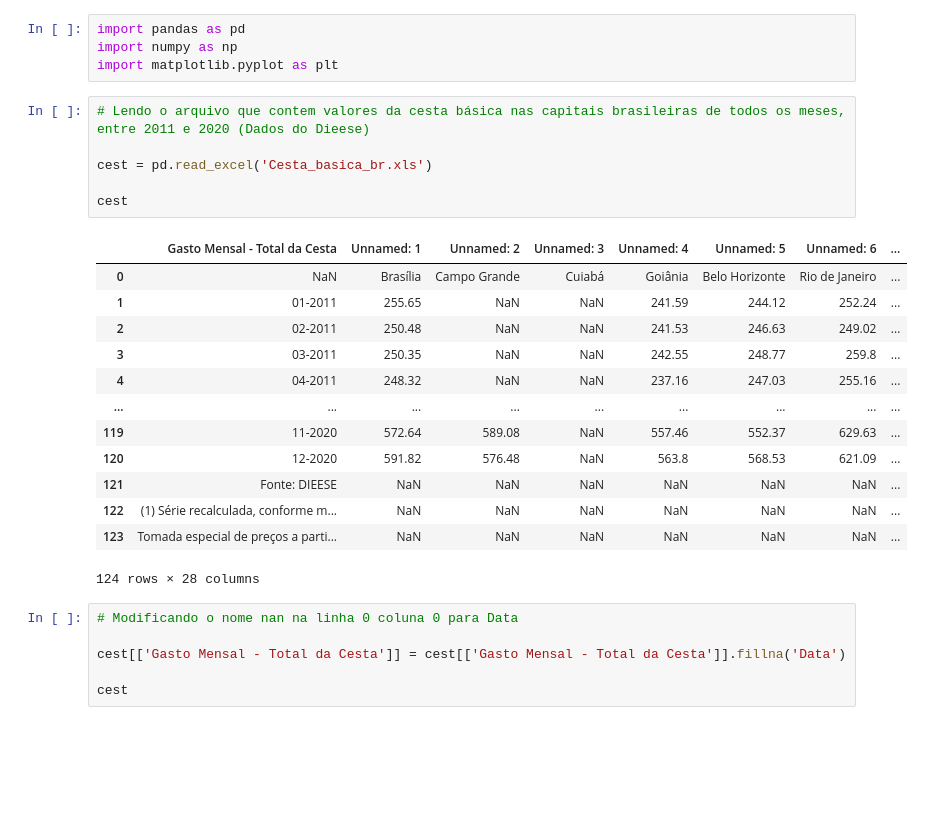
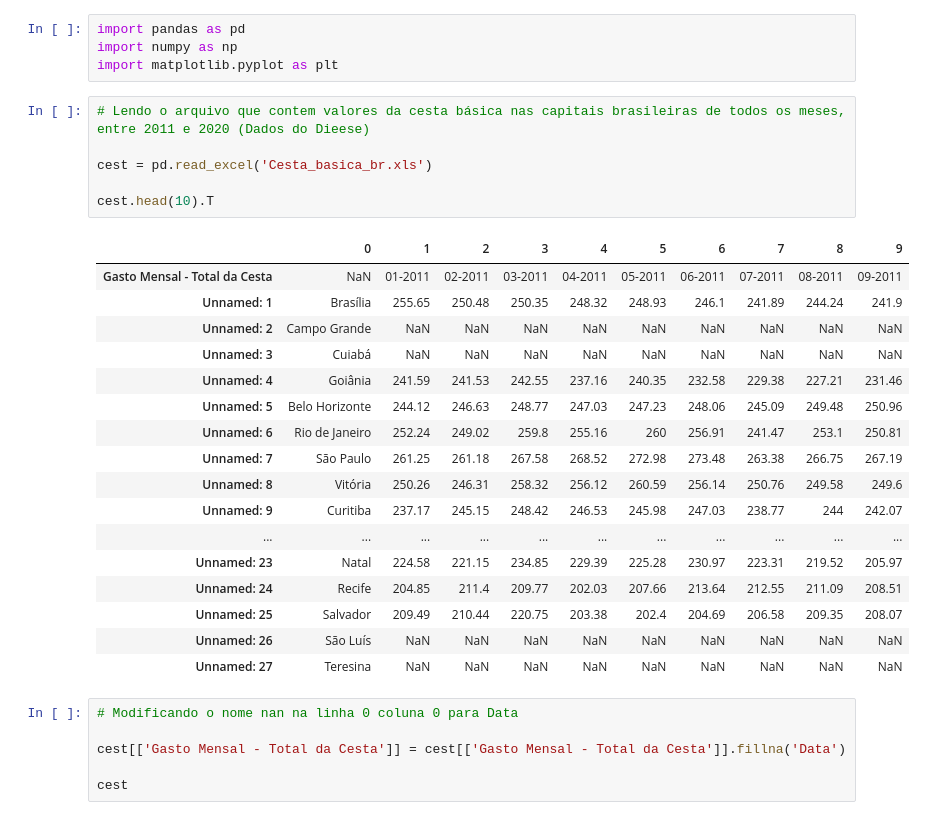
Before and after one commit to bessasjr/Cesta_basica_2001-2020, a Jupyter notebook: cesta_basic.ipynb, the cells around one changed output. Saved outputs shown, nothing was run; the diff lists cells and outputs as text; blank space fills up the shorter version.

```diff
--- a/cesta_basic.ipynb
+++ b/cesta_basic.ipynb
@@ -5,23 +5,27 @@ import matplotlib.pyplot as plt
 # %%
 # Lendo o arquivo que contem valores da cesta básica nas capitais brasileiras de todos os meses, entre 2011 e 2020 (Dados do Dieese)
 
 cest = pd.read_excel('Cesta_basica_br.xls')
 
-cest
+cest.head(10).T
 # %% [output]
-|  | Gasto Mensal - Total da Cesta | Unnamed: 1 | Unnamed: 2 | Unnamed: 3 | Unnamed: 4 | Unnamed: 5 | Unnamed: 6 | ... |
-| 0 | NaN | Brasília | Campo Grande | Cuiabá | Goiânia | Belo Horizonte | Rio de Janeiro | ... |
-| 1 | 01-2011 | 255.65 | NaN | NaN | 241.59 | 244.12 | 252.24 | ... |
-| 2 | 02-2011 | 250.48 | NaN | NaN | 241.53 | 246.63 | 249.02 | ... |
-| 3 | 03-2011 | 250.35 | NaN | NaN | 242.55 | 248.77 | 259.8 | ... |
-| 4 | 04-2011 | 248.32 | NaN | NaN | 237.16 | 247.03 | 255.16 | ... |
-| ... | ... | ... | ... | ... | ... | ... | ... | ... |
-| 119 | 11-2020 | 572.64 | 589.08 | NaN | 557.46 | 552.37 | 629.63 | ... |
-| 120 | 12-2020 | 591.82 | 576.48 | NaN | 563.8 | 568.53 | 621.09 | ... |
-| 121 | Fonte: DIEESE | NaN | NaN | NaN | NaN | NaN | NaN | ... |
-| 122 | (1) Série recalculada, conforme m... | NaN | NaN | NaN | NaN | NaN | NaN | ... |
-| 123 | Tomada especial de preços a parti... | NaN | NaN | NaN | NaN | NaN | NaN | ... |
+|  | 0 | 1 | 2 | 3 | 4 | 5 | 6 | 7 | 8 | 9 |
+| Gasto Mensal - Total da Cesta | NaN | 01-2011 | 02-2011 | 03-2011 | 04-2011 | 05-2011 | 06-2011 | 07-2011 | 08-2011 | 09-2011 |
+| Unnamed: 1 | Brasília | 255.65 | 250.48 | 250.35 | 248.32 | 248.93 | 246.1 | 241.89 | 244.24 | 241.9 |
+| Unnamed: 2 | Campo Grande | NaN | NaN | NaN | NaN | NaN | NaN | NaN | NaN | NaN |
+| Unnamed: 3 | Cuiabá | NaN | NaN | NaN | NaN | NaN | NaN | NaN | NaN | NaN |
+| Unnamed: 4 | Goiânia | 241.59 | 241.53 | 242.55 | 237.16 | 240.35 | 232.58 | 229.38 | 227.21 | 231.46 |
+| Unnamed: 5 | Belo Horizonte | 244.12 | 246.63 | 248.77 | 247.03 | 247.23 | 248.06 | 245.09 | 249.48 | 250.96 |
+| Unnamed: 6 | Rio de Janeiro | 252.24 | 249.02 | 259.8 | 255.16 | 260 | 256.91 | 241.47 | 253.1 | 250.81 |
+| Unnamed: 7 | São Paulo | 261.25 | 261.18 | 267.58 | 268.52 | 272.98 | 273.48 | 263.38 | 266.75 | 267.19 |
+| Unnamed: 8 | Vitória | 250.26 | 246.31 | 258.32 | 256.12 | 260.59 | 256.14 | 250.76 | 249.58 | 249.6 |
+| Unnamed: 9 | Curitiba | 237.17 | 245.15 | 248.42 | 246.53 | 245.98 | 247.03 | 238.77 | 244 | 242.07 |
+| ... | ... | ... | ... | ... | ... | ... | ... | ... | ... | ... |
+| Unnamed: 23 | Natal | 224.58 | 221.15 | 234.85 | 229.39 | 225.28 | 230.97 | 223.31 | 219.52 | 205.97 |
+| Unnamed: 24 | Recife | 204.85 | 211.4 | 209.77 | 202.03 | 207.66 | 213.64 | 212.55 | 211.09 | 208.51 |
+| Unnamed: 25 | Salvador | 209.49 | 210.44 | 220.75 | 203.38 | 202.4 | 204.69 | 206.58 | 209.35 | 208.07 |
+| Unnamed: 26 | São Luís | NaN | NaN | NaN | NaN | NaN | NaN | NaN | NaN | NaN |
+| Unnamed: 27 | Teresina | NaN | NaN | NaN | NaN | NaN | NaN | NaN | NaN | NaN |
-124 rows × 28 columns
 # %%
 # Modificando o nome nan na linha 0 coluna 0 para Data
 
```
Also changed, not shown: parts of 30 cells of this notebook.
